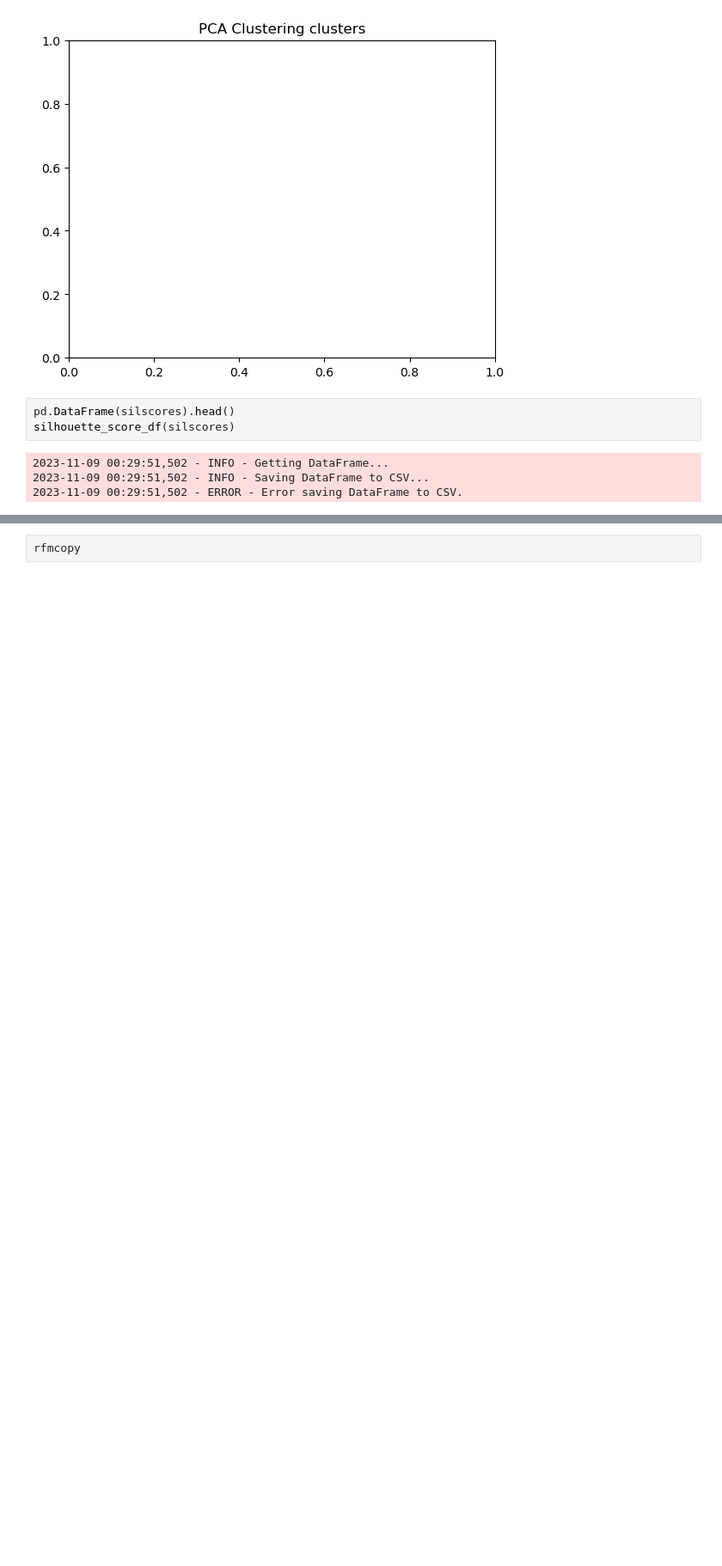
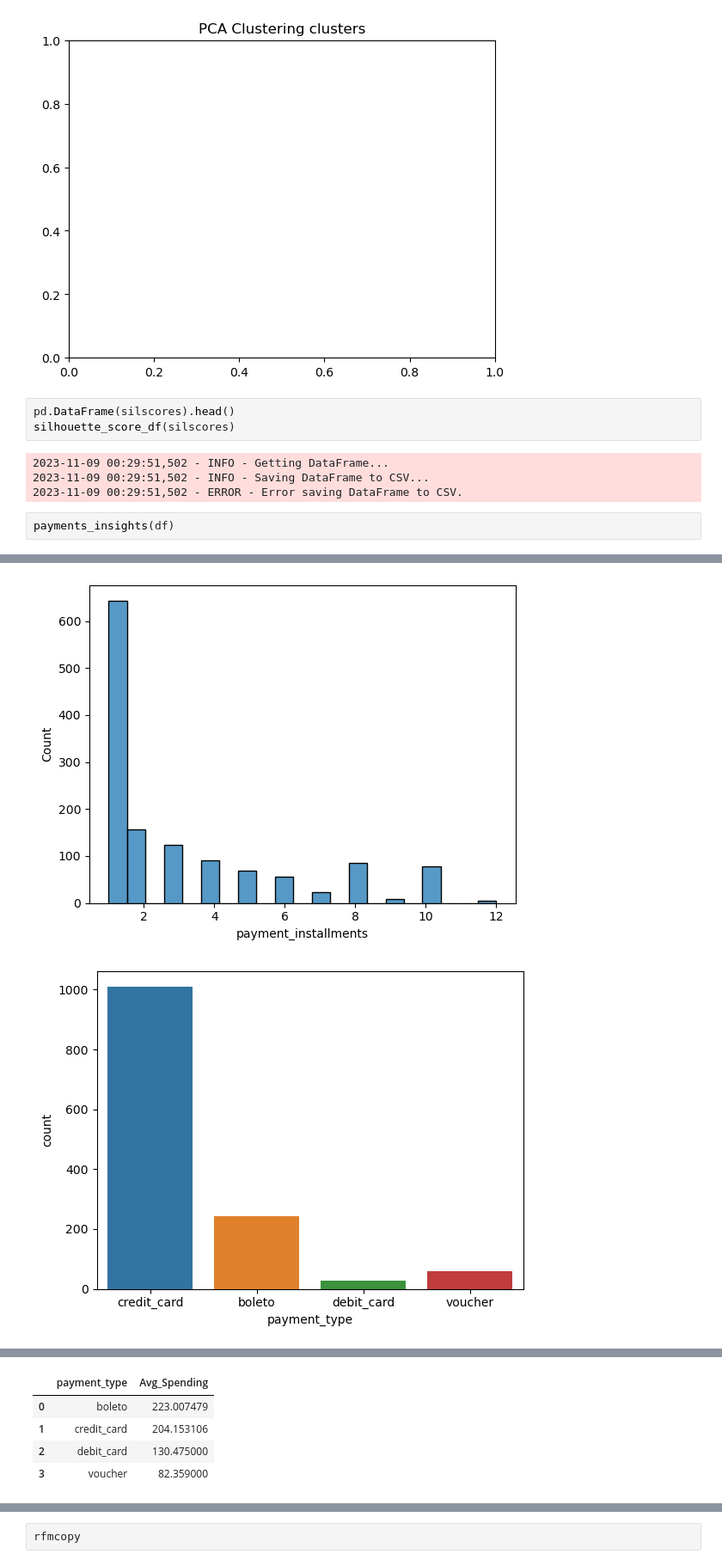
Before and after one commit to Matcar02/Devops_Project_Customer_Segmentation, a Jupyter notebook: Customer_Segmentation_DevOps/notebooks/checkall.ipynb, the cells around one changed output, grey strips where cells are left out. Shown at 86% size. Saved outputs shown, nothing was run; the diff lists cells and outputs as text; blank space fills up the shorter version.

Commit message:
Conflicts
Solved issues in 2 tests that weren't working "test_payments_insights" and "test_get_rfm_dataset".

```diff
--- a/Customer_Segmentation_DevOps/notebooks/checkall.ipynb
+++ b/Customer_Segmentation_DevOps/notebooks/checkall.ipynb
@@ -295,3 +295,6 @@ silhouette_score_df(silscores)
 2023-11-09 00:29:51,502 - INFO - Getting DataFrame...
 2023-11-09 00:29:51,502 - INFO - Saving DataFrame to CSV...
 2023-11-09 00:29:51,502 - ERROR - Error saving DataFrame to CSV.
+# %%
+payments_insights(df)
+# %% [output]
@@ -297,0 +302,2 @@ silhouette_score_df(silscores)
+[figure, added]
+[figure, added]
@@ -298,3 +310,8 @@ silhouette_score_df(silscores)
+|  | payment_type | Avg_Spending |
+| 0 | boleto | 223.007479 |
+| 1 | credit_card | 204.153106 |
+| 2 | debit_card | 130.475000 |
+| 3 | voucher | 82.359000 |
 # %%
 #visualization...
 visualize_data(rfm_dataset)
```
Also changed, not shown: parts of 3 cells of this notebook, 2 other files.
